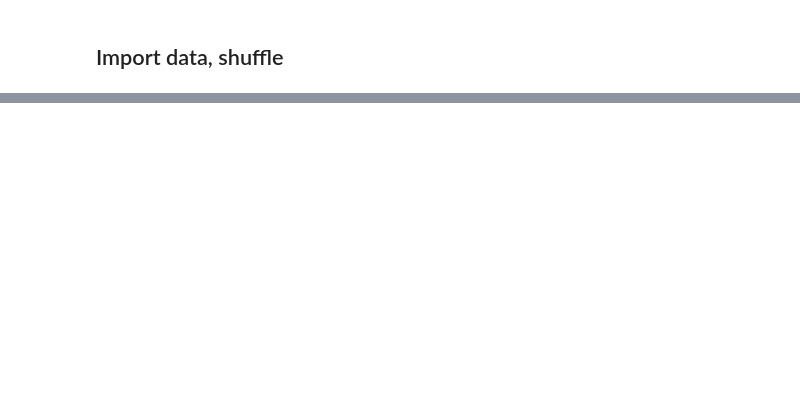
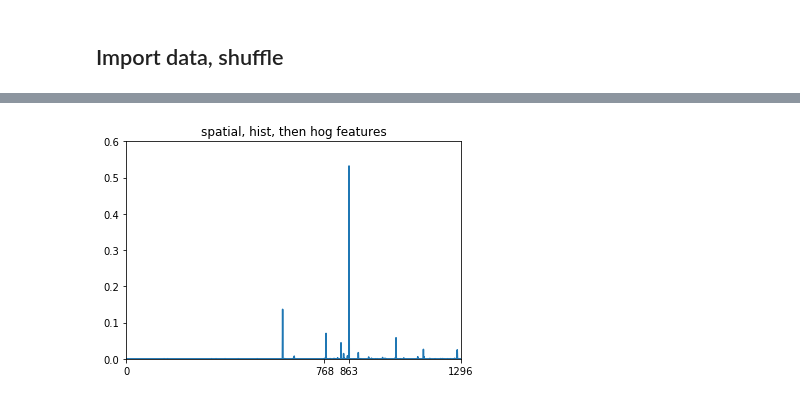
Before and after one commit to e7dud7e/carnd, a Jupyter notebook: VehicleDetection/VehicleDetection.ipynb, the cells around one changed output, grey strips where cells are left out. Cells and saved outputs as stored; diff of their text form; code cells hidden in the pictures; blank space fills up the shorter version.

```diff
--- a/VehicleDetection/VehicleDetection.ipynb
+++ b/VehicleDetection/VehicleDetection.ipynb
@@ -136,0 +290,27 @@ other_paths = glob.glob('./non-vehicles/*/*.png') #8968
+# %%
+#with new params:
+"""
+feature sizes:
+spatial: 16x16x3 = 768
+hist: 32 x 3 = 96
+hog: 432: 1 x 1 x 4 x 4 x 9 x 3
+plot feature importances
+spatial_feature is length 3072, hist is 96, and hog is 5292.
+when concatenated,
+spatial is from 0 to 767,
+hist is from 768 to 863
+hog is from 864 to 1295
+  within hog, the first 1764 are for hue, second is for light, 3rd for saturation
+  tick marks are 3168 to 4931, 4932 to 6695, 6696 to 8459
+
+By plotting the feature importances, looks like the histogram of colors in HLS
+has the highest feature importance.
+"""
+plt.plot(tree_clf.feature_importances_)
+x_tick_labels = [0, 768, 864, 1295] #labels x axis tick marks at specific indices
+plt.xticks(x_tick_labels);
+plt.axis([0, 1295, 0, 0.6]); #min/max range of x axis, then min/max range of y axis
+plt.title("spatial, hist, then hog features");
+plt.show();
+# %% [output]
+[figure, added]
```
Also changed, not shown: parts of 24 cells of this notebook.
